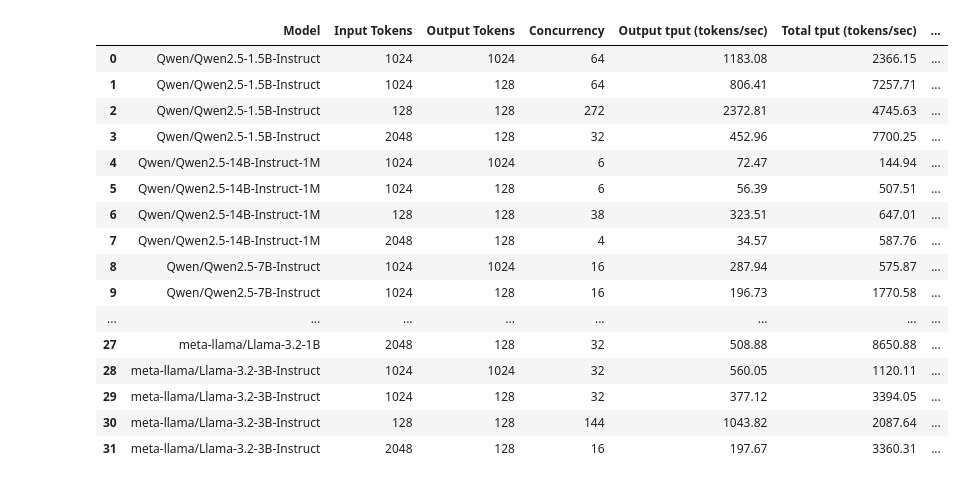
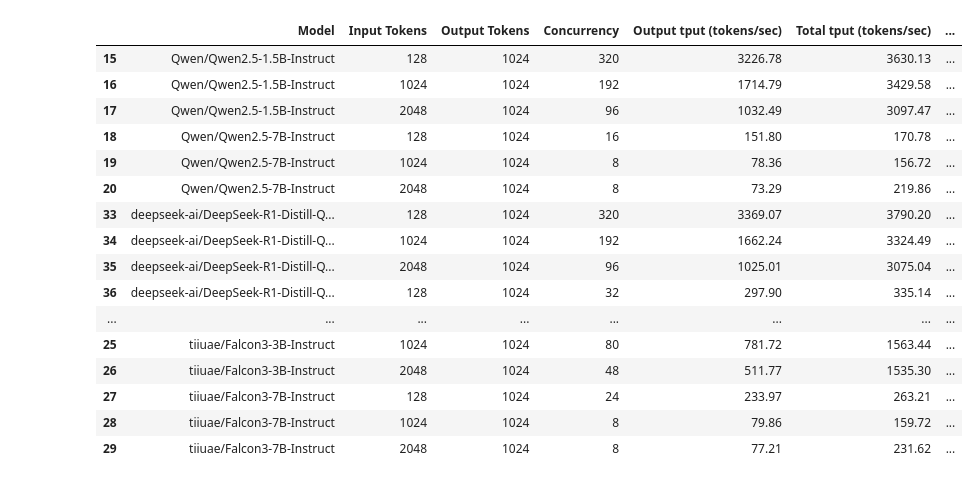
Before and after one commit to ckhened/tuner, a Jupyter notebook: result_viewer.ipynb, the cells around one changed output. Cells and saved outputs as stored; diff of their text form; code cells hidden in the pictures.

Commit message:
result viewer update

```diff
--- a/result_viewer.ipynb
+++ b/result_viewer.ipynb
@@ -7,8 +7,30 @@ import numpy as np
 import pandas as pd
 import matplotlib.pyplot as plt
 # %%
-result_dir = '/result_opt'
-csv_file = 'res.csv'
+#result_dir = '/result_opt'
+#csv_file = 'res.csv'
+
+#result_dir = '/result_full_sys'
+#csv_file = 'res_full_sys.csv'
+
+#result_dir = '/result_gnr_full_sys_sweep'
+#csv_file = 'res_full_sys_sweep.csv'
+
+#result_dir = '/result_gnr_new_models_sweep'
+#csv_file = 'res_new_models_sweep.csv'
+
+#result_dir = '/result_gnr_full_sys_all_models_iter1'
+#csv_file = 'result_gnr_full_sys_all_models_iter1.csv'
+
+#result_dir = '/result_spr_all_models_sweep'
+#csv_file = 'result_spr_all_models_sweep.csv'
+
+#result_dir = '/result_v1_gnr_full_sys_sweep'
+#csv_file = 'result_v1_gnr_full_sys_sweep.csv'
+
+result_dir = '/result_v1_spr_all_models_sweep'
+csv_file = 'result_v1_spr_full_sys_sweep.csv'
+small_csv = 'result_v1_spr_full_sys_sweep_small.csv'
 # %%
 def get_json(fn):
     j = None
@@ -52,10 +74,10 @@ def extract_results_from_json(fn):
         'TPOT P90 (ms)': round(j['p90_tpot_ms'], 2),
         'TPOT P99 (ms)': round(j['p99_tpot_ms'], 2),
         'Request Throughput': round(j['request_throughput'], 2),
-        'Request Latency avg (ms)': round(j['mean_e2el_ms'], 2),
-        'Request Latency P50 (ms)': round(j['p50_e2el_ms'], 2),
-        'Request Latency P90 (ms)': round(j['p90_e2el_ms'], 2),
-        'Request Latency P99 (ms)': round(j['p99_e2el_ms'], 2),
+        'Request Latency avg (s)': round(j['mean_e2el_ms']/1000, 2),
+        'Request Latency P50 (s)': round(j['p50_e2el_ms']/1000, 2),
+        'Request Latency P90 (s)': round(j['p90_e2el_ms']/1000, 2),
+        'Request Latency P99 (s)': round(j['p99_e2el_ms']/1000, 2),
     }
 # %%
 files = get_result_files(result_dir)
@@ -90,30 +84,31 @@ e
 # %%
 values = []
 for batches in files.values():
     for fns in batches.values():
         #print(fns)
         _, fn = get_highest_concurrency_file(fns)
         #print(fn, "***************************************************")
         values.append(extract_results_from_json(fn))
 df = pd.DataFrame(values)
+df = df.sort_values(by=['Model', 'Input Tokens'], ascending=[True, True])
 df
 # %% [output]
 |  | Model | Input Tokens | Output Tokens | Concurrency | Output tput (tokens/sec) | Total tput (tokens/sec) | ... |
-| 0 | Qwen/Qwen2.5-1.5B-Instruct | 1024 | 1024 | 64 | 1183.08 | 2366.15 | ... |
-| 1 | Qwen/Qwen2.5-1.5B-Instruct | 1024 | 128 | 64 | 806.41 | 7257.71 | ... |
-| 2 | Qwen/Qwen2.5-1.5B-Instruct | 128 | 128 | 272 | 2372.81 | 4745.63 | ... |
-| 3 | Qwen/Qwen2.5-1.5B-Instruct | 2048 | 128 | 32 | 452.96 | 7700.25 | ... |
-| 4 | Qwen/Qwen2.5-14B-Instruct-1M | 1024 | 1024 | 6 | 72.47 | 144.94 | ... |
-| 5 | Qwen/Qwen2.5-14B-Instruct-1M | 1024 | 128 | 6 | 56.39 | 507.51 | ... |
-| 6 | Qwen/Qwen2.5-14B-Instruct-1M | 128 | 128 | 38 | 323.51 | 647.01 | ... |
-| 7 | Qwen/Qwen2.5-14B-Instruct-1M | 2048 | 128 | 4 | 34.57 | 587.76 | ... |
-| 8 | Qwen/Qwen2.5-7B-Instruct | 1024 | 1024 | 16 | 287.94 | 575.87 | ... |
-| 9 | Qwen/Qwen2.5-7B-Instruct | 1024 | 128 | 16 | 196.73 | 1770.58 | ... |
+| 15 | Qwen/Qwen2.5-1.5B-Instruct | 128 | 1024 | 320 | 3226.78 | 3630.13 | ... |
+| 16 | Qwen/Qwen2.5-1.5B-Instruct | 1024 | 1024 | 192 | 1714.79 | 3429.58 | ... |
+| 17 | Qwen/Qwen2.5-1.5B-Instruct | 2048 | 1024 | 96 | 1032.49 | 3097.47 | ... |
+| 18 | Qwen/Qwen2.5-7B-Instruct | 128 | 1024 | 16 | 151.80 | 170.78 | ... |
+| 19 | Qwen/Qwen2.5-7B-Instruct | 1024 | 1024 | 8 | 78.36 | 156.72 | ... |
+| 20 | Qwen/Qwen2.5-7B-Instruct | 2048 | 1024 | 8 | 73.29 | 219.86 | ... |
+| 33 | deepseek-ai/DeepSeek-R1-Distill-Q... | 128 | 1024 | 320 | 3369.07 | 3790.20 | ... |
+| 34 | deepseek-ai/DeepSeek-R1-Distill-Q... | 1024 | 1024 | 192 | 1662.24 | 3324.49 | ... |
+| 35 | deepseek-ai/DeepSeek-R1-Distill-Q... | 2048 | 1024 | 96 | 1025.01 | 3075.04 | ... |
+| 36 | deepseek-ai/DeepSeek-R1-Distill-Q... | 128 | 1024 | 32 | 297.90 | 335.14 | ... |
 | ... | ... | ... | ... | ... | ... | ... | ... |
-| 27 | meta-llama/Llama-3.2-1B | 2048 | 128 | 32 | 508.88 | 8650.88 | ... |
-| 28 | meta-llama/Llama-3.2-3B-Instruct | 1024 | 1024 | 32 | 560.05 | 1120.11 | ... |
-| 29 | meta-llama/Llama-3.2-3B-Instruct | 1024 | 128 | 32 | 377.12 | 3394.05 | ... |
-| 30 | meta-llama/Llama-3.2-3B-Instruct | 128 | 128 | 144 | 1043.82 | 2087.64 | ... |
-| 31 | meta-llama/Llama-3.2-3B-Instruct | 2048 | 128 | 16 | 197.67 | 3360.31 | ... |
+| 25 | tiiuae/Falcon3-3B-Instruct | 1024 | 1024 | 80 | 781.72 | 1563.44 | ... |
+| 26 | tiiuae/Falcon3-3B-Instruct | 2048 | 1024 | 48 | 511.77 | 1535.30 | ... |
+| 27 | tiiuae/Falcon3-7B-Instruct | 128 | 1024 | 24 | 233.97 | 263.21 | ... |
+| 28 | tiiuae/Falcon3-7B-Instruct | 1024 | 1024 | 8 | 79.86 | 159.72 | ... |
+| 29 | tiiuae/Falcon3-7B-Instruct | 2048 | 1024 | 8 | 77.21 | 231.62 | ... |
 # %%
 df.to_csv(csv_file, index=False)
```
Also changed, not shown: parts of 4 cells of this notebook, 1 other file.
